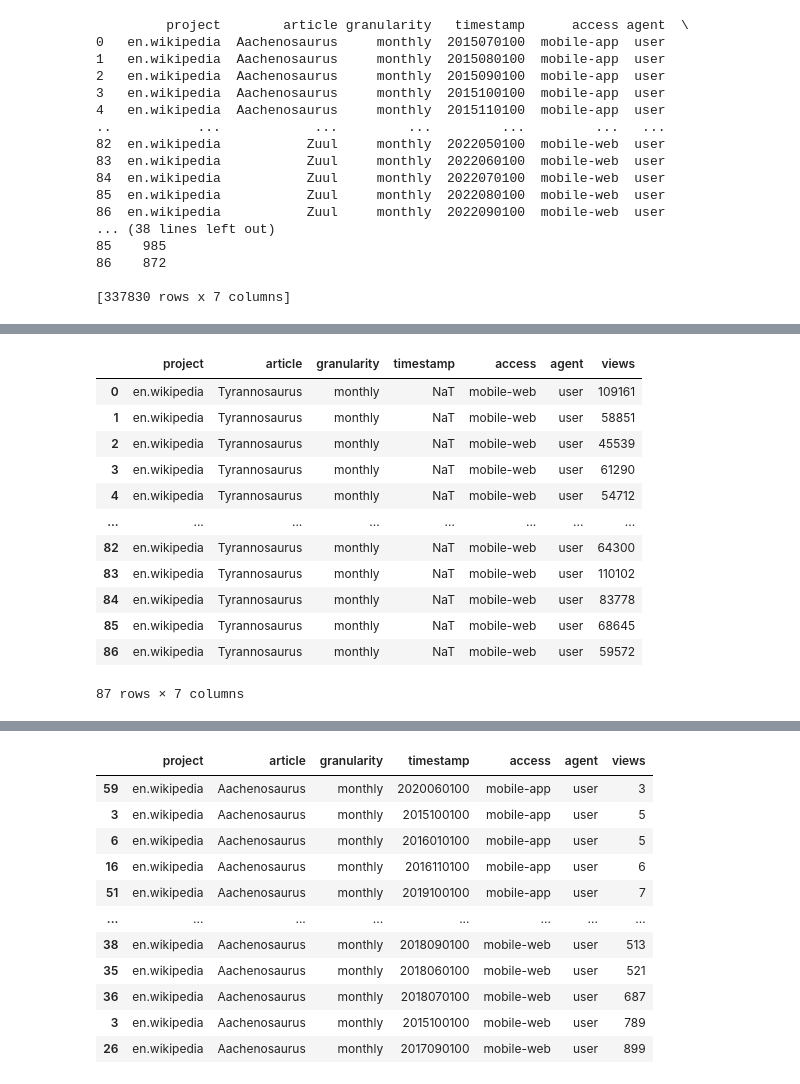
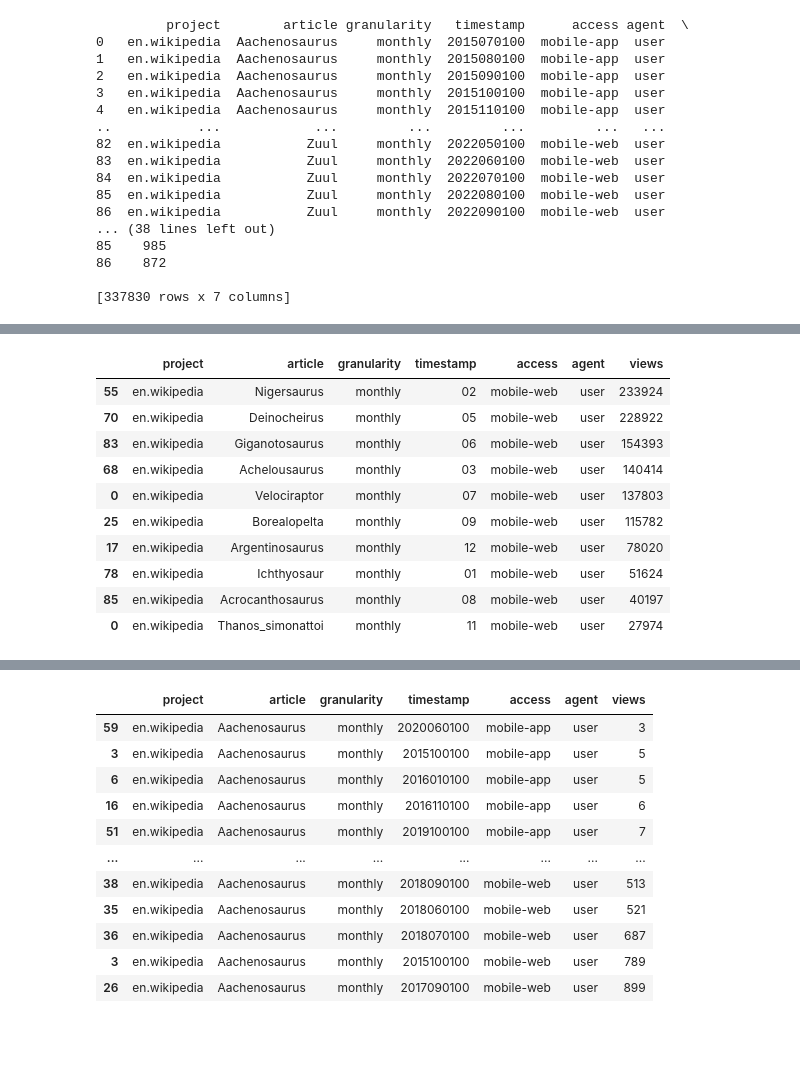
Before and after one commit to 98yangjames/DATA-512, a Jupyter notebook: Homework1_Data512.ipynb, the cells around one changed output, grey strips where cells are left out. Cells and saved outputs as stored; diff of their text form; code cells hidden in the pictures; blank space fills up the shorter version.

```diff
--- a/Homework1_Data512.ipynb
+++ b/Homework1_Data512.ipynb
@@ -373,16 +337,22 @@ df_mobile
-# %%
-df_mobile
-# %% [output]
-|  | project | article | granularity | timestamp | access | agent | views |
-| 0 | en.wikipedia | Tyrannosaurus | monthly | NaT | mobile-web | user | 109161 |
-| 1 | en.wikipedia | Tyrannosaurus | monthly | NaT | mobile-web | user | 58851 |
-| 2 | en.wikipedia | Tyrannosaurus | monthly | NaT | mobile-web | user | 45539 |
-| 3 | en.wikipedia | Tyrannosaurus | monthly | NaT | mobile-web | user | 61290 |
-| 4 | en.wikipedia | Tyrannosaurus | monthly | NaT | mobile-web | user | 54712 |
-| ... | ... | ... | ... | ... | ... | ... | ... |
-| 82 | en.wikipedia | Tyrannosaurus | monthly | NaT | mobile-web | user | 64300 |
-| 83 | en.wikipedia | Tyrannosaurus | monthly | NaT | mobile-web | user | 110102 |
-| 84 | en.wikipedia | Tyrannosaurus | monthly | NaT | mobile-web | user | 83778 |
-| 85 | en.wikipedia | Tyrannosaurus | monthly | NaT | mobile-web | user | 68645 |
-| 86 | en.wikipedia | Tyrannosaurus | monthly | NaT | mobile-web | user | 59572 |
-87 rows × 7 columns
+# %%
+df_mobile = pd.concat([df_web, df_app])
+#Top 10 Peak Page Views
+def top_10_peak_page_views(df):
+    df['timestamp'] = df['timestamp'].str.slice(4,6)
+    df = df.sort_values('views', ascending=False)
+    df = df.drop_duplicates('article')
+    df = df.drop_duplicates('timestamp')
+    return df.head(10)
+top_10_peak_page_views(df_mobile)
+# %% [output]
+|  | project | article | granularity | timestamp | access | agent | views |
+| 55 | en.wikipedia | Nigersaurus | monthly | 02 | mobile-web | user | 233924 |
+| 70 | en.wikipedia | Deinocheirus | monthly | 05 | mobile-web | user | 228922 |
+| 83 | en.wikipedia | Giganotosaurus | monthly | 06 | mobile-web | user | 154393 |
+| 68 | en.wikipedia | Achelousaurus | monthly | 03 | mobile-web | user | 140414 |
+| 0 | en.wikipedia | Velociraptor | monthly | 07 | mobile-web | user | 137803 |
+| 25 | en.wikipedia | Borealopelta | monthly | 09 | mobile-web | user | 115782 |
+| 17 | en.wikipedia | Argentinosaurus | monthly | 12 | mobile-web | user | 78020 |
+| 78 | en.wikipedia | Ichthyosaur | monthly | 01 | mobile-web | user | 51624 |
+| 85 | en.wikipedia | Acrocanthosaurus | monthly | 08 | mobile-web | user | 40197 |
+| 0 | en.wikipedia | Thanos_simonattoi | monthly | 11 | mobile-web | user | 27974 |
```
Also changed, not shown: parts of 11 cells of this notebook.
